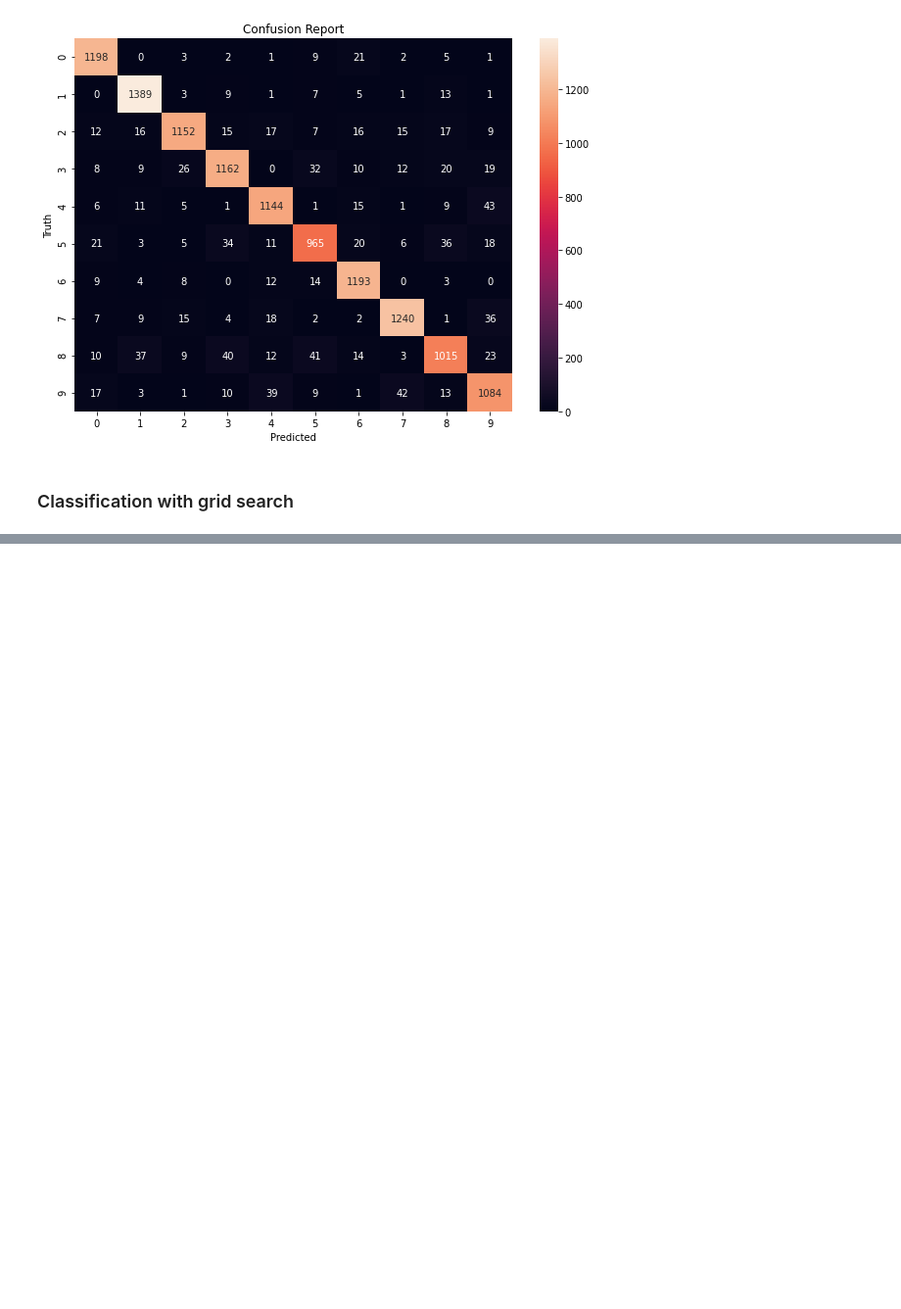
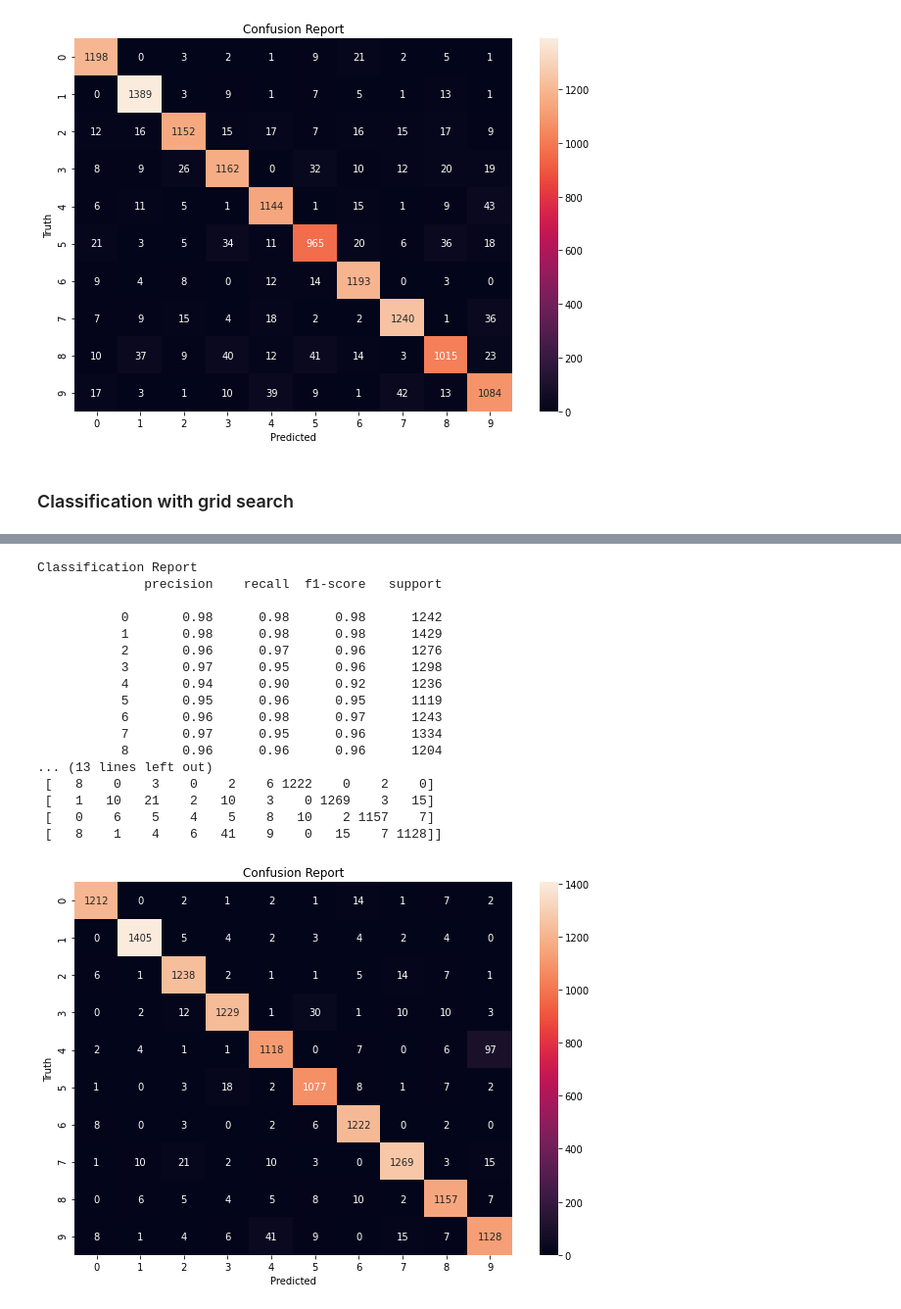
Before and after one commit to gbouzioto/machine_learning_master_2020, a Jupyter notebook: exercise_2/exercise_2.ipynb, the cells around one changed output, grey strips where cells are left out. Shown: that part at 98% size. Saved outputs shown, nothing was run; the diff lists cells and outputs as text; code cells hidden in the pictures; blank space fills up the shorter version.

```diff
--- a/exercise_2/exercise_2.ipynb
+++ b/exercise_2/exercise_2.ipynb
@@ -366,3 +411,22 @@ perform_classification_with_grid_search('Random Forest', X_train_new, X_test_new
 # %%
-perform_classification_with_grid_search('kNN', X_train_new, X_test_new, y_train, y_test)
+perform_classification('SVM rbf', X_train_new, X_test_new, y_train, y_test)
+# %% [output]
+Classification Report
+              precision    recall  f1-score   support
+
+           0       0.98      0.98      0.98      1242
+           1       0.98      0.98      0.98      1429
+           2       0.96      0.97      0.96      1276
+           3       0.97      0.95      0.96      1298
+           4       0.94      0.90      0.92      1236
+           5       0.95      0.96      0.95      1119
+           6       0.96      0.98      0.97      1243
+           7       0.97      0.95      0.96      1334
+           8       0.96      0.96      0.96      1204
+... (13 lines left out)
+ [   8    0    3    0    2    6 1222    0    2    0]
+ [   1   10   21    2   10    3    0 1269    3   15]
+ [   0    6    5    4    5    8   10    2 1157    7]
+ [   8    1    4    6   41    9    0   15    7 1128]]
+[figure, added]
 # %%
```
Also changed, not shown: parts of 14 cells of this notebook.
